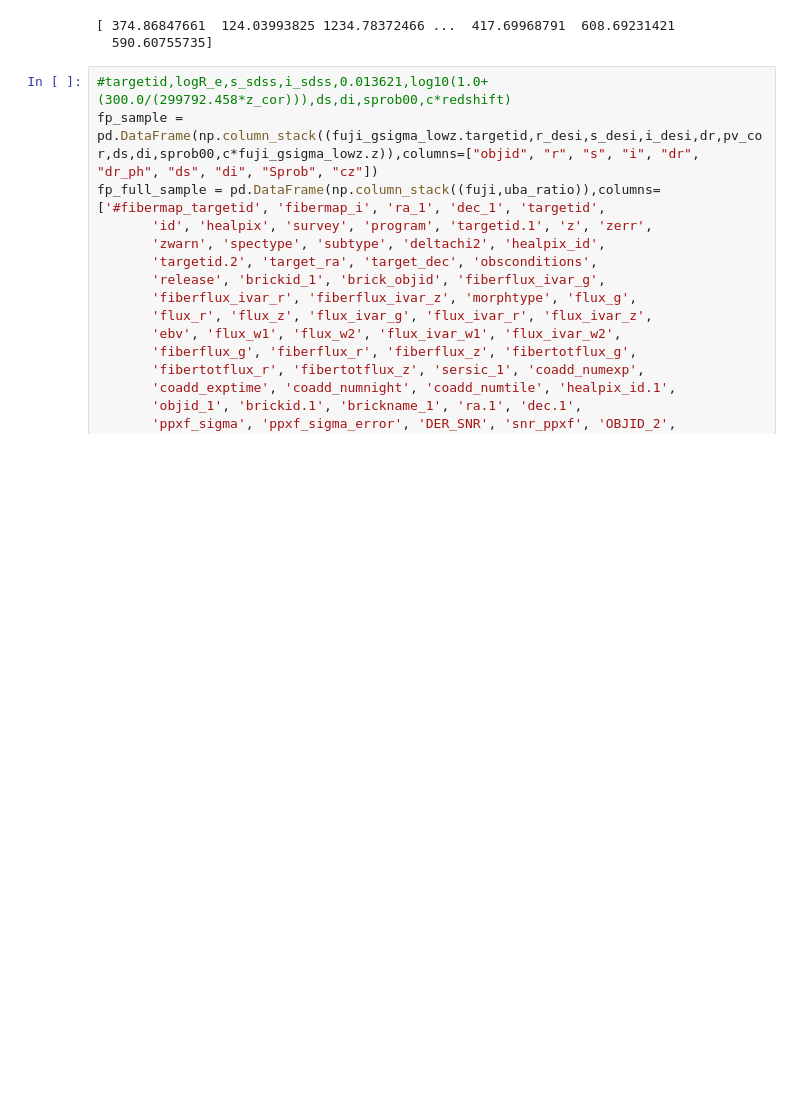
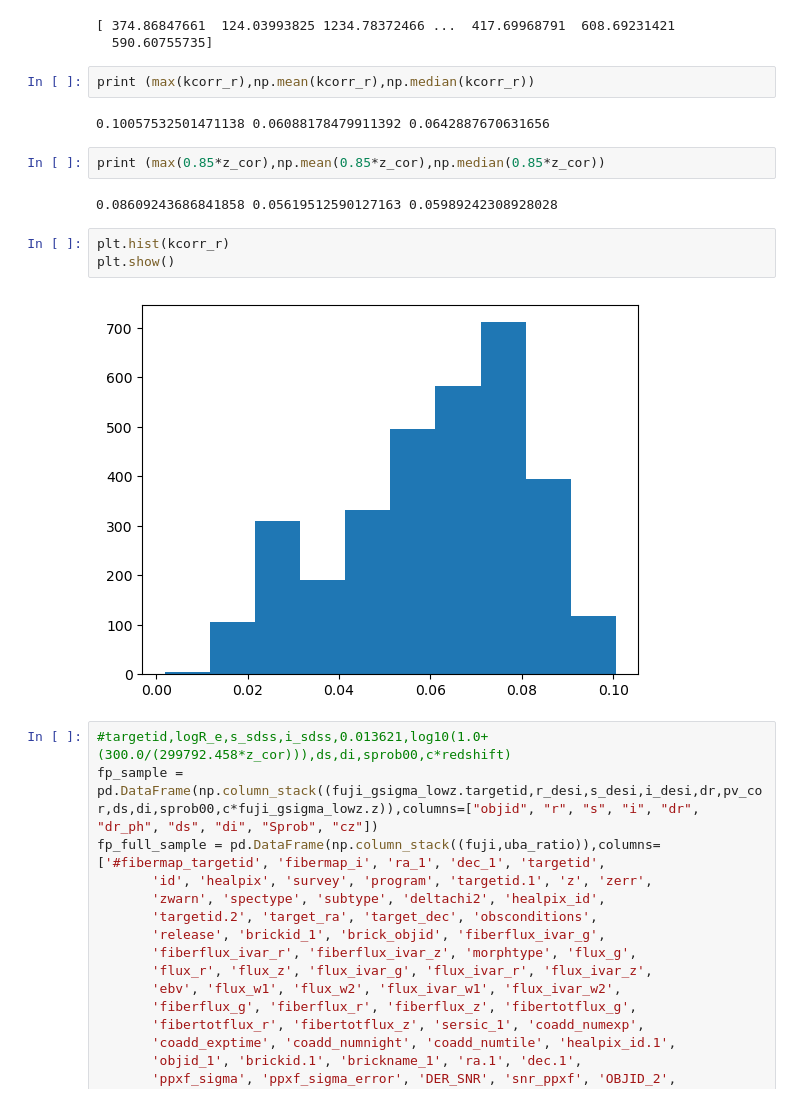
Before and after one commit to KSaid-1/DESI_fuji_FP, a Jupyter notebook: FP_sample.ipynb, the cells around one changed output. Drawn from its saved outputs; the diff is of its cells as text; blank space fills up the shorter version.

```diff
--- a/FP_sample.ipynb
+++ b/FP_sample.ipynb
@@ -358,6 +362,19 @@ for i in range(len(D_lim)):
 # %% [output]
 [ 374.86847661  124.03993825 1234.78372466 ...  417.69968791  608.69231421
   590.60755735]
+# %%
+print (max(kcorr_r),np.mean(kcorr_r),np.median(kcorr_r))
+# %% [output]
+0.10057532501471138 0.06088178479911392 0.0642887670631656
+# %%
+print (max(0.85*z_cor),np.mean(0.85*z_cor),np.median(0.85*z_cor))
+# %% [output]
+0.08609243686841858 0.05619512590127163 0.05989242308928028
+# %%
+plt.hist(kcorr_r)
+plt.show()
+# %% [output]
+[figure, added]
 # %%
 #targetid,logR_e,s_sdss,i_sdss,0.013621,log10(1.0+(300.0/(299792.458*z_cor))),ds,di,sprob00,c*redshift)
 fp_sample = pd.DataFrame(np.column_stack((fuji_gsigma_lowz.targetid,r_desi,s_desi,i_desi,dr,pv_cor,ds,di,sprob00,c*fuji_gsigma_lowz.z)),columns=["objid", "r", "s", "i", "dr", "dr_ph", "ds", "di", "Sprob", "cz"])
```
Also changed, not shown: parts of 2 cells of this notebook, 5 other files.
